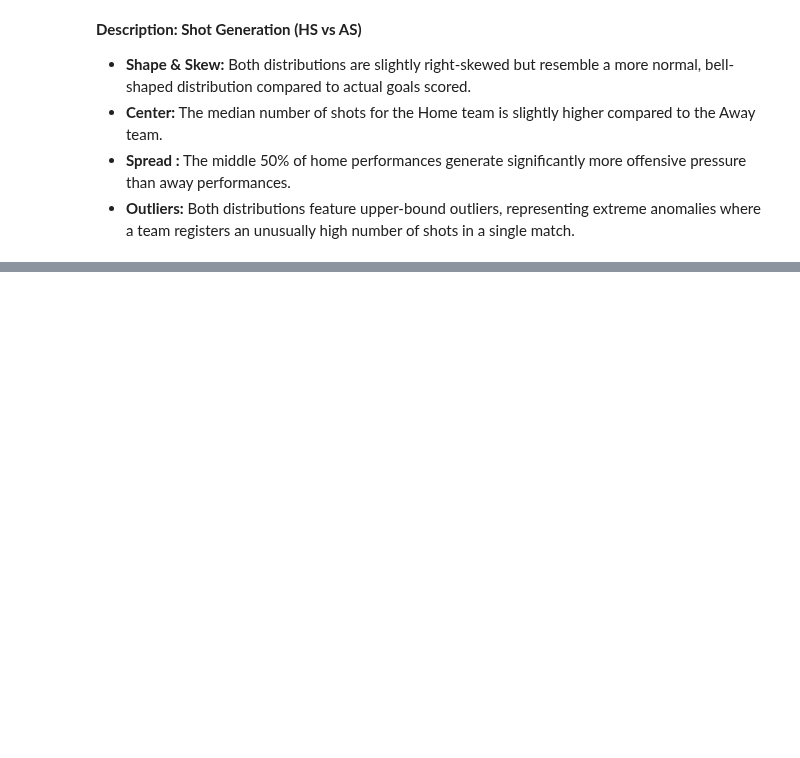
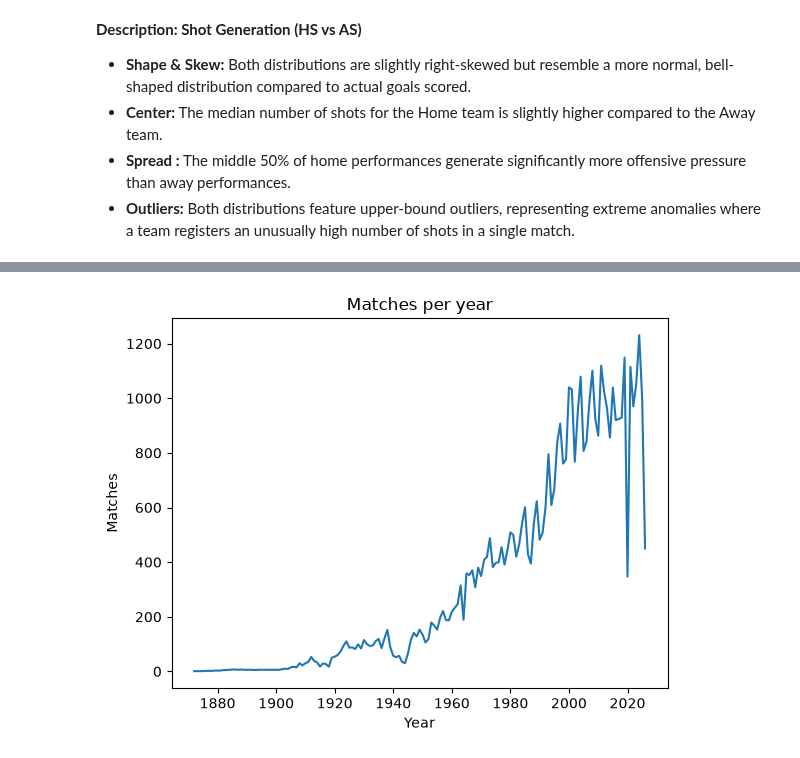
Before and after one commit to YoussefEgh/cs418-football, a Jupyter notebook: eda.ipynb, the cells around one changed output, grey strips where cells are left out. Drawn from its saved outputs; the diff is of its cells as text; code cells hidden in the pictures; blank space fills up the shorter version.

```diff
--- a/eda.ipynb
+++ b/eda.ipynb
@@ -224,0 +335,8 @@ max     29.000000   28.000000
+# %%
+per_year = intl.group_by("year").len().sort("year")
+fig, ax = plt.subplots()
+ax.plot(per_year["year"], per_year["len"])
+ax.set_xlabel("Year"); ax.set_ylabel("Matches"); ax.set_title("Matches per year")
+plt.show()
+# %% [output]
+[figure, added]
```
Also changed, not shown: parts of 23 cells of this notebook.
